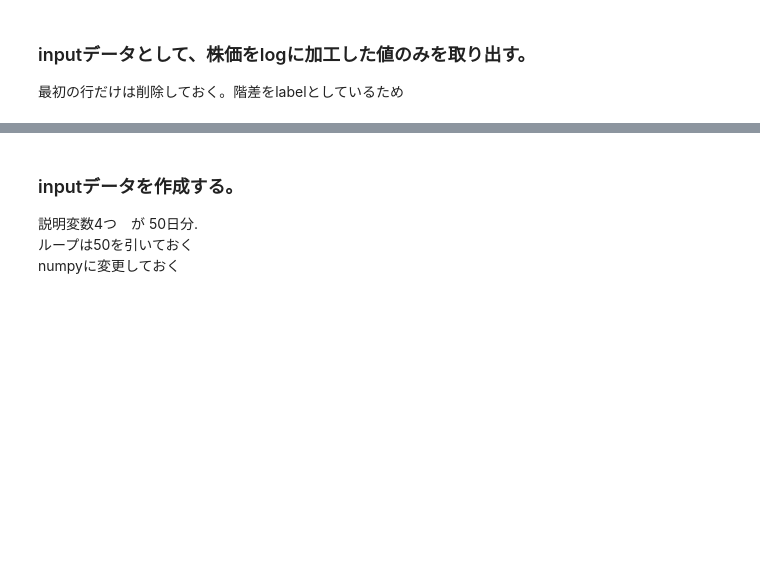
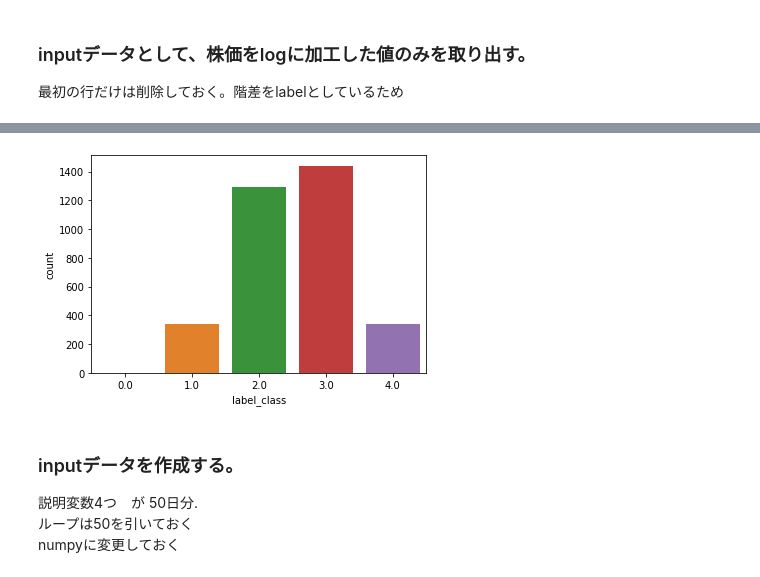
Before and after one commit to Chihiro-n/stockmodel, a Jupyter notebook: LSTM_Stock_Classify.ipynb, the cells around one changed output, grey strips where cells are left out. Saved outputs shown, nothing was run; the diff lists cells and outputs as text; code cells hidden in the pictures; blank space fills up the shorter version.

```diff
--- a/LSTM_Stock_Classify.ipynb
+++ b/LSTM_Stock_Classify.ipynb
@@ -116,3 +122,8 @@ df_input
+# %%
+sns.countplot(x="label_class", data=df_train_law)
+plt.show()
+# %% [output]
+[figure, added]
 # %% [markdown]
 ### inputデータを作成する。
 説明変数4つ　が 50日分.
```
Also changed, not shown: parts of 18 cells of this notebook.
